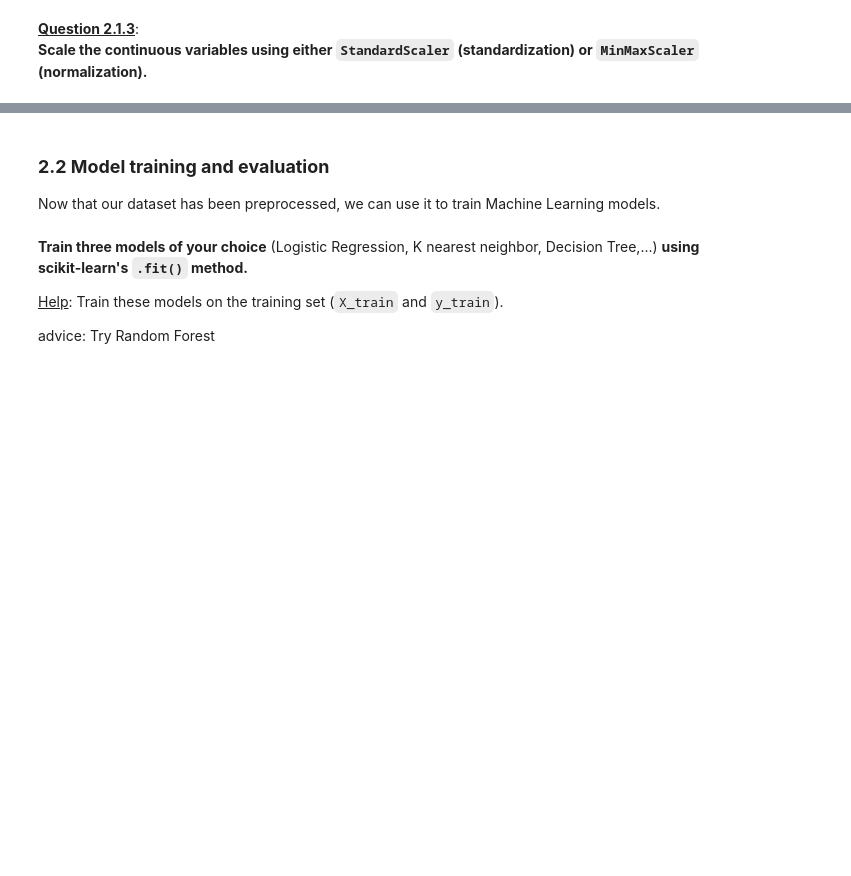
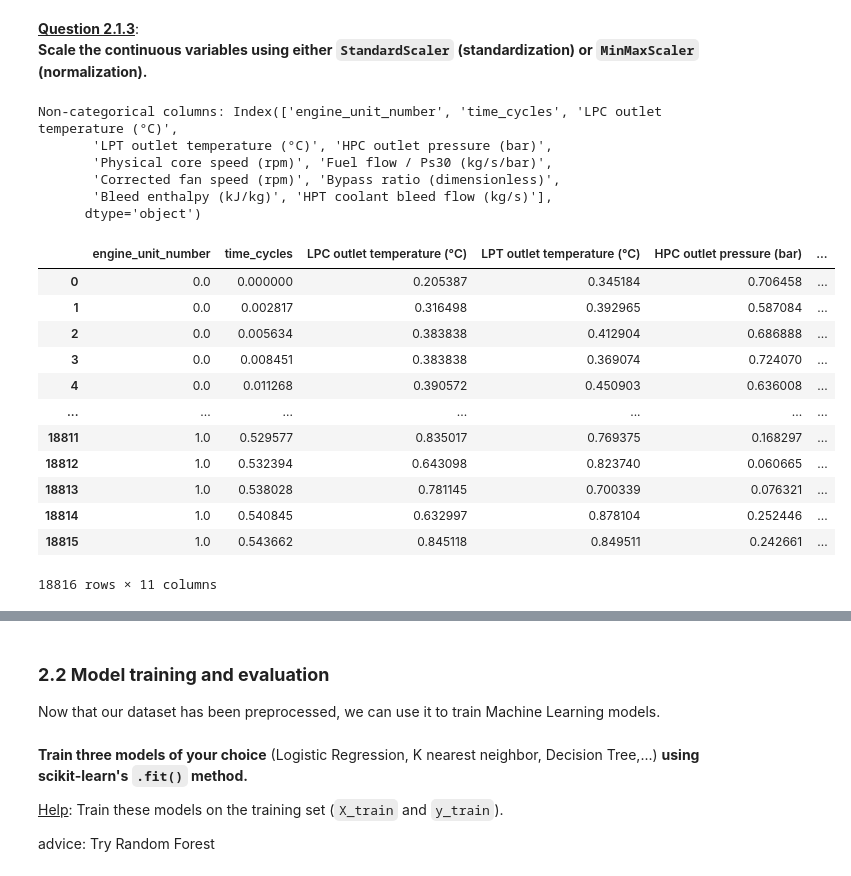
Before and after one commit to KpihX/rocket-durability-ai, a Jupyter notebook: ML_DL_NASA_2025.ipynb, the cells around one changed output, grey strips where cells are left out. Cells and saved outputs as stored; diff of their text form; code cells hidden in the pictures; blank space fills up the shorter version.

```diff
--- a/ML_DL_NASA_2025.ipynb
+++ b/ML_DL_NASA_2025.ipynb
@@ -288,3 +312,37 @@ AttributeError: 'LabelEncoder' object has no attribute 'get_feature_names_out'
 # %% [markdown]
 **<u>Question 2.1.3</u>**: <br>
 **Scale the continuous variables using either `StandardScaler` (standardization) or `MinMaxScaler` (normalization).**<br>
+# %%
+# Since numerical features are >= 0, we will go for MinMaxScaler
+non_cat_cols = X_train.select_dtypes(exclude=['category']).columns
+print("Non-categorical columns:", non_cat_cols)
+
+norm_scaler = MinMaxScaler()
+
+X_train_scaled = norm_scaler.fit_transform(X_train[non_cat_cols])
+X_test_scaled = norm_scaler.transform(X_test[non_cat_cols])
+
+X_train_scaled = pd.DataFrame(X_train_scaled, columns=non_cat_cols)
+X_test_scaled = pd.DataFrame(X_test_scaled, columns=non_cat_cols)
+
+X_train_scaled
+# %% [output]
+Non-categorical columns: Index(['engine_unit_number', 'time_cycles', 'LPC outlet temperature (°C)',
+       'LPT outlet temperature (°C)', 'HPC outlet pressure (bar)',
+       'Physical core speed (rpm)', 'Fuel flow / Ps30 (kg/s/bar)',
+       'Corrected fan speed (rpm)', 'Bypass ratio (dimensionless)',
+       'Bleed enthalpy (kJ/kg)', 'HPT coolant bleed flow (kg/s)'],
+      dtype='object')
+|  | engine_unit_number | time_cycles | LPC outlet temperature (°C) | LPT outlet temperature (°C) | HPC outlet pressure (bar) | ... |
+| 0 | 0.0 | 0.000000 | 0.205387 | 0.345184 | 0.706458 | ... |
+| 1 | 0.0 | 0.002817 | 0.316498 | 0.392965 | 0.587084 | ... |
+| 2 | 0.0 | 0.005634 | 0.383838 | 0.412904 | 0.686888 | ... |
+| 3 | 0.0 | 0.008451 | 0.383838 | 0.369074 | 0.724070 | ... |
+| 4 | 0.0 | 0.011268 | 0.390572 | 0.450903 | 0.636008 | ... |
+| ... | ... | ... | ... | ... | ... | ... |
+| 18811 | 1.0 | 0.529577 | 0.835017 | 0.769375 | 0.168297 | ... |
+| 18812 | 1.0 | 0.532394 | 0.643098 | 0.823740 | 0.060665 | ... |
+| 18813 | 1.0 | 0.538028 | 0.781145 | 0.700339 | 0.076321 | ... |
+| 18814 | 1.0 | 0.540845 | 0.632997 | 0.878104 | 0.252446 | ... |
+| 18815 | 1.0 | 0.543662 | 0.845118 | 0.849511 | 0.242661 | ... |
+18816 rows × 11 columns
```
Also changed, not shown: parts of 19 cells of this notebook.
